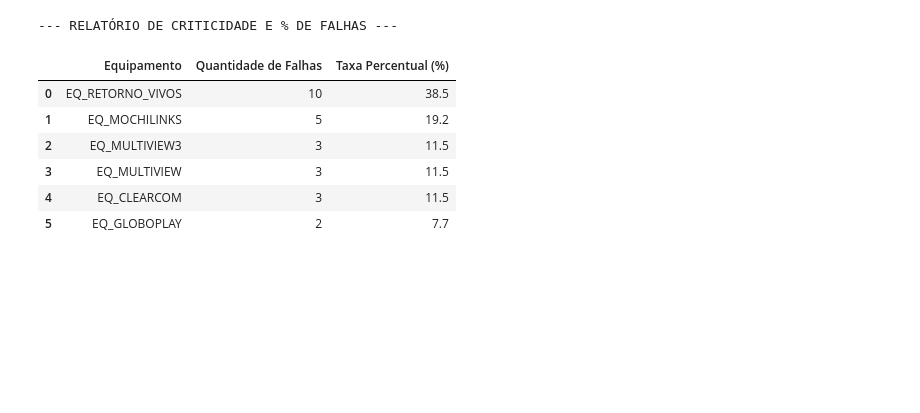
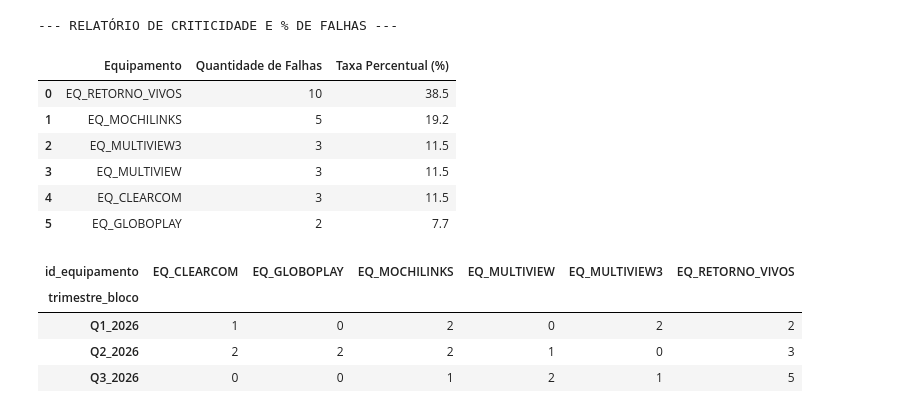
Before and after one commit to thalesboss/Topicos-bigdata-Python-com-pandas, a Jupyter notebook: etl2.ipynb, the cells around one changed output. Saved outputs shown, nothing was run; the diff lists cells and outputs as text; code cells hidden in the pictures; blank space fills up the shorter version.

```diff
--- a/etl2.ipynb
+++ b/etl2.ipynb
@@ -234,3 +234,25 @@ display(df_relatorio_falhas)
 | 3 | EQ_MULTIVIEW | 3 | 11.5 |
 | 4 | EQ_CLEARCOM | 3 | 11.5 |
 | 5 | EQ_GLOBOPLAY | 2 | 7.7 |
+# %%
+# Agrupamento temporal por trimestre (Atende RF04)
+# O trimestre est? em df_tempo; relacionamos pelo id_bloco.
+df_falhas_com_trimestre = df_falhas.merge(
+    df_tempo[['id_bloco', 'trimestre_bloco']],
+    on='id_bloco',
+    how='left'
+)
+
+falhas_por_trimestre = (
+    df_falhas_com_trimestre
+    .groupby(['trimestre_bloco', 'id_equipamento'])
+    .size()
+    .unstack(fill_value=0)
+)
+display(falhas_por_trimestre)
+# %% [output]
+| id_equipamento | EQ_CLEARCOM | EQ_GLOBOPLAY | EQ_MOCHILINKS | EQ_MULTIVIEW | EQ_MULTIVIEW3 | EQ_RETORNO_VIVOS |
+| trimestre_bloco |  |  |  |  |  |  |
+| Q1_2026 | 1 | 0 | 2 | 0 | 2 | 2 |
+| Q2_2026 | 2 | 2 | 2 | 1 | 0 | 3 |
+| Q3_2026 | 0 | 0 | 1 | 2 | 1 | 5 |
```
Also changed, not shown: parts of 1 cell of this notebook, 1 other file.
